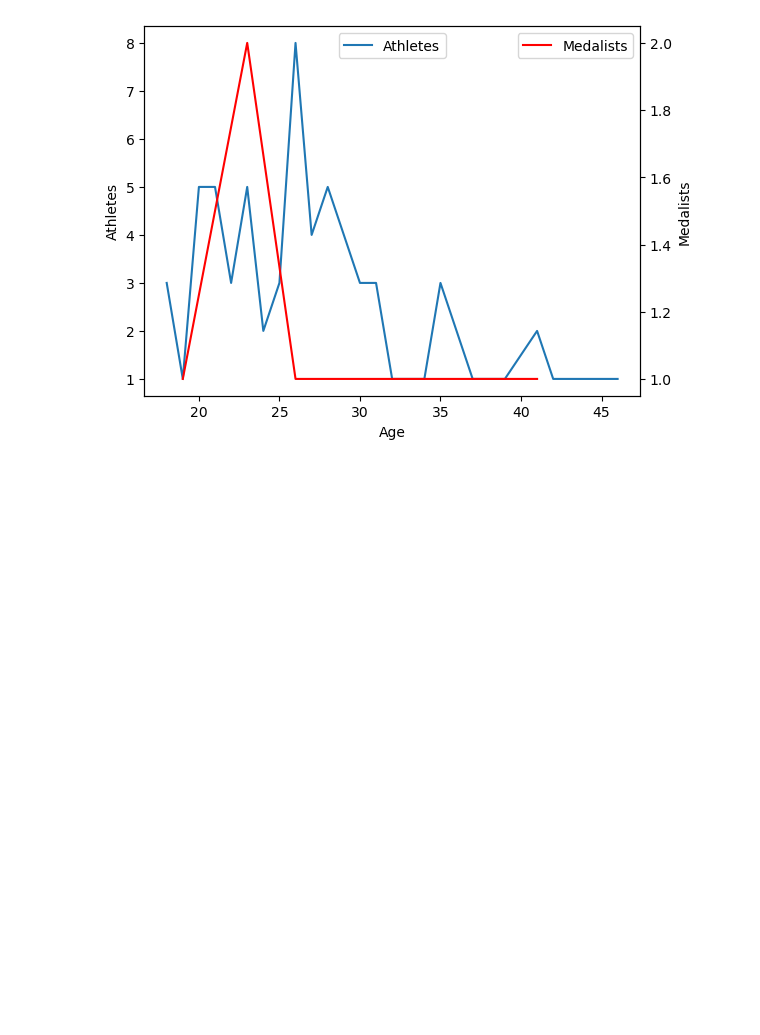
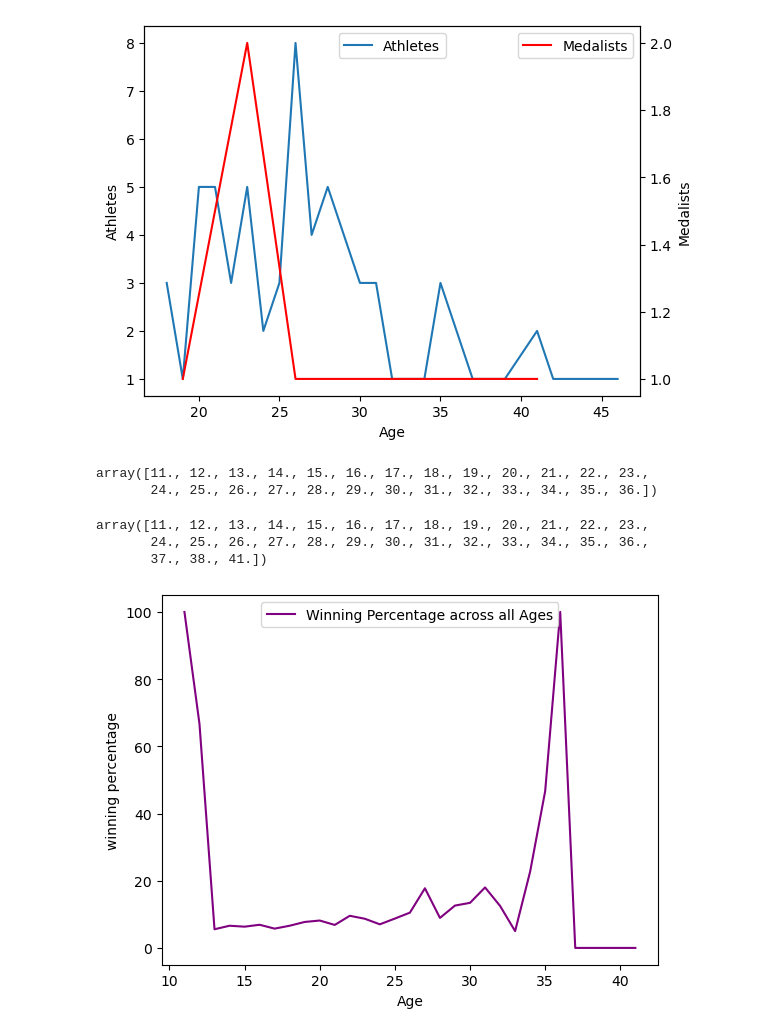
Before and after one commit to mattsturt1/olympic-de-project-, a Jupyter notebook: andreawork_code.ipynb, the cells around one changed output. Drawn from its saved outputs; the diff is of its cells as text; code cells hidden in the pictures; blank space fills up the shorter version.

```diff
--- a/andreawork_code.ipynb
+++ b/andreawork_code.ipynb
@@ -160,3 +174,53 @@ plt.legend(loc="upper right")
 plt.show()
 # %% [output]
 [figure]
+# %%
+female_gym_medal["Age"].unique()
+# %% [output]
+array([11., 12., 13., 14., 15., 16., 17., 18., 19., 20., 21., 22., 23.,
+       24., 25., 26., 27., 28., 29., 30., 31., 32., 33., 34., 35., 36.])
+# %%
+female_gym["Age"].unique()
+# %% [output]
+array([11., 12., 13., 14., 15., 16., 17., 18., 19., 20., 21., 22., 23.,
+       24., 25., 26., 27., 28., 29., 30., 31., 32., 33., 34., 35., 36.,
+       37., 38., 41.])
+# %%
+#create a list of ages that have won a medal
+age = [11., 12., 13., 14., 15., 16., 17., 18., 19., 20., 21., 22., 23.,
+        24., 25., 26., 27., 28., 29., 30., 31., 32., 33., 34., 35., 36.]
+athlete_count = []
+medal_count = []
+no_medals = []
+proportions = []
+
+for x in age:
+    for y in female_gym["Age"]:
+        for z in female_gym_medal["Age"]:
+            if x == y:
+                if x == z:
+                    athletes = female_gym.loc[female_gym["Age"]==x,"Female_count"].iloc[0]
+                    medals = female_gym_medal.loc[female_gym_medal["Age"]==x,"Female_count"].iloc[0]
+                    athlete_count.append(female_gym.loc[female_gym["Age"]==x,"Female_count"].iloc[0])
+                    medal_count.append(female_gym_medal.loc[female_gym_medal["Age"]==x,"Female_count"].iloc[0])
+                    equation = medals/athletes
+                    proportions.append(equation)
+                else:
+                    no_medals.append(x)
+    athlete_count = []
+    medal_count = []
+# %%
+a = 0
+proportions.append(a)
+proportions.append(a)
+proportions.append(a)
+new_proportions = [i*100 for i in proportions]
+fig,ax3=plt.subplots()
+ax3.set_xlabel("Age")
+ax3.set_ylabel("winning percentage")
+ax3.plot(female_gym["Age"],new_proportions,label="Winning Percentage across all Ages", color = "purple")
+ax3.tick_params(axis="y")
+ax3.set_label("Winning Percentage across ages")
+plt.legend(loc='upper center');
+# %% [output]
+[figure, added]
```
Also changed, not shown: parts of 4 cells of this notebook.
